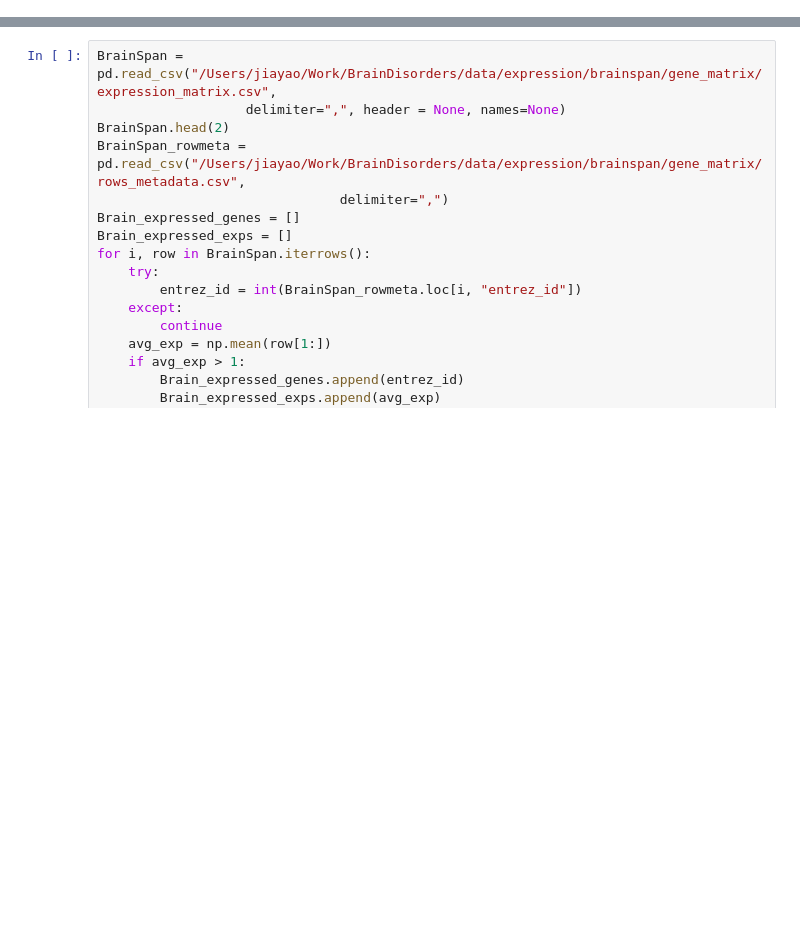
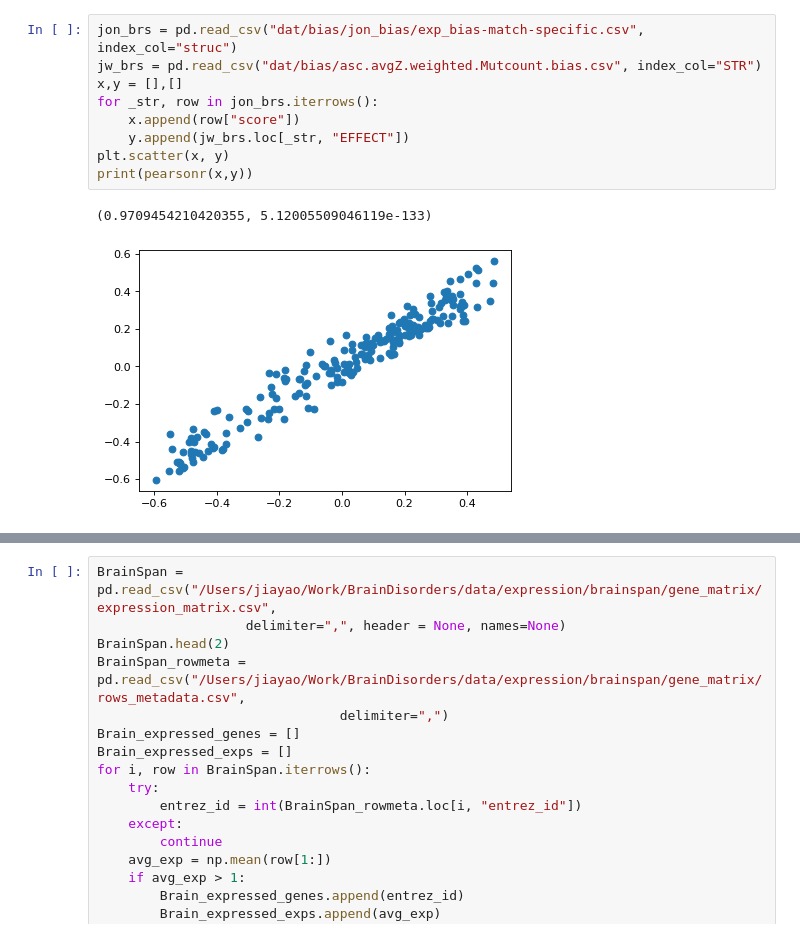
Before and after one commit to explorerwjy/ASD_Circuits, a Jupyter notebook: src/CompareOverlap.ipynb, the cells around one changed output, grey strips where cells are left out. Cells and saved outputs as stored; diff of their text form; blank space fills up the shorter version.

```diff
--- a/src/CompareOverlap.ipynb
+++ b/src/CompareOverlap.ipynb
@@ -18,0 +24,12 @@ ExpZscoreMat = pd.read_csv(ExpZscoreMat, index_col="ROW")
+# %%
+jon_brs = pd.read_csv("dat/bias/jon_bias/exp_bias-match-specific.csv", index_col="struc")
+jw_brs = pd.read_csv("dat/bias/asc.avgZ.weighted.Mutcount.bias.csv", index_col="STR")
+x,y = [],[]
+for _str, row in jon_brs.iterrows():
+    x.append(row["score"])
+    y.append(jw_brs.loc[_str, "EFFECT"])
+plt.scatter(x, y)
+print(pearsonr(x,y))
+# %% [output]
+(0.9709454210420355, 5.12005509046119e-133)
+[figure, added]
```
Also changed, not shown: parts of 5 cells of this notebook, 7 other files.
